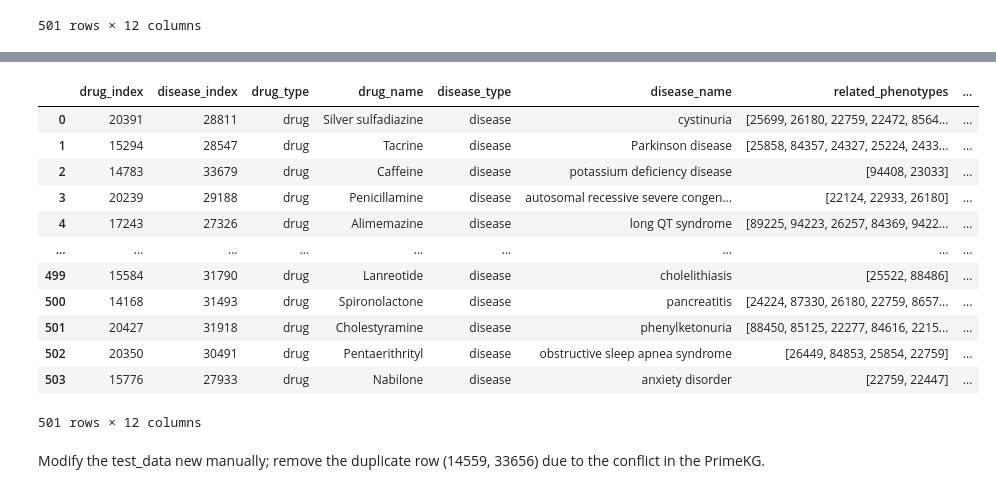
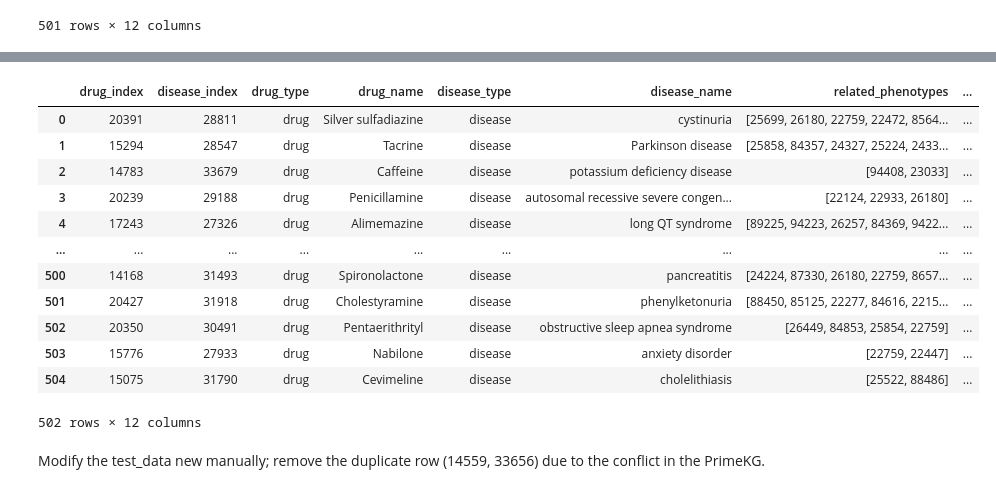
Before and after one commit to jesseliu0913/drug_repurpose, a Jupyter notebook: split_data/check_data.ipynb, the cells around one changed output, grey strips where cells are left out. Cells and saved outputs as stored; diff of their text form; code cells hidden in the pictures.

```diff
--- a/split_data/check_data.ipynb
+++ b/split_data/check_data.ipynb
@@ -234,39 +234,39 @@ print(test_negative_new)
 # %%
 
 test_negative_gd = pd.merge(
     test_negative,
     df_edges,
     left_on=['drug_index', 'disease_index'],
     right_on=['x_index', 'y_index']
 )
 test_negative_gd = test_negative_gd[test_negative_gd['relation'] == 'contraindication']
 # test_negative_gd.to_csv('./data_analysis/test_negative_gd.csv', index=False)
 test_negative_gd
 
 
 test_negative_gd_new = pd.merge(
     test_negative_new,
     df_edges,
     left_on=['drug_index', 'disease_index'],
     right_on=['x_index', 'y_index']
 )
 test_negative_gd_new = test_negative_gd_new[test_negative_gd_new['relation'] == 'contraindication']
-test_negative_gd.to_csv('./data_analysis/test_negative_gd_new.csv', index=False)
+test_negative_gd_new.to_csv('./data_analysis/test_negative_gd_new.csv', index=False)
 test_negative_gd_new
 # %% [output]
 |  | drug_index | disease_index | drug_type | drug_name | disease_type | disease_name | related_phenotypes | ... |
 | 0 | 20391 | 28811 | drug | Silver sulfadiazine | disease | cystinuria | [25699, 26180, 22759, 22472, 8564... | ... |
 | 1 | 15294 | 28547 | drug | Tacrine | disease | Parkinson disease | [25858, 84357, 24327, 25224, 2433... | ... |
 | 2 | 14783 | 33679 | drug | Caffeine | disease | potassium deficiency disease | [94408, 23033] | ... |
 | 3 | 20239 | 29188 | drug | Penicillamine | disease | autosomal recessive severe congen... | [22124, 22933, 26180] | ... |
 | 4 | 17243 | 27326 | drug | Alimemazine | disease | long QT syndrome | [89225, 94223, 26257, 84369, 9422... | ... |
 | ... | ... | ... | ... | ... | ... | ... | ... | ... |
-| 499 | 15584 | 31790 | drug | Lanreotide | disease | cholelithiasis | [25522, 88486] | ... |
 | 500 | 14168 | 31493 | drug | Spironolactone | disease | pancreatitis | [24224, 87330, 26180, 22759, 8657... | ... |
 | 501 | 20427 | 31918 | drug | Cholestyramine | disease | phenylketonuria | [88450, 85125, 22277, 84616, 2215... | ... |
 | 502 | 20350 | 30491 | drug | Pentaerithrityl | disease | obstructive sleep apnea syndrome | [26449, 84853, 25854, 22759] | ... |
 | 503 | 15776 | 27933 | drug | Nabilone | disease | anxiety disorder | [22759, 22447] | ... |
+| 504 | 15075 | 31790 | drug | Cevimeline | disease | cholelithiasis | [25522, 88486] | ... |
-501 rows × 12 columns
+502 rows × 12 columns
 # %%
 test_data = pd.concat([test_positive_gd, test_negative_gd], ignore_index=True)
 # test_data.to_csv('./test_data.csv', index=False)
```
Also changed, not shown: parts of 1 cell of this notebook, 5 other files.
